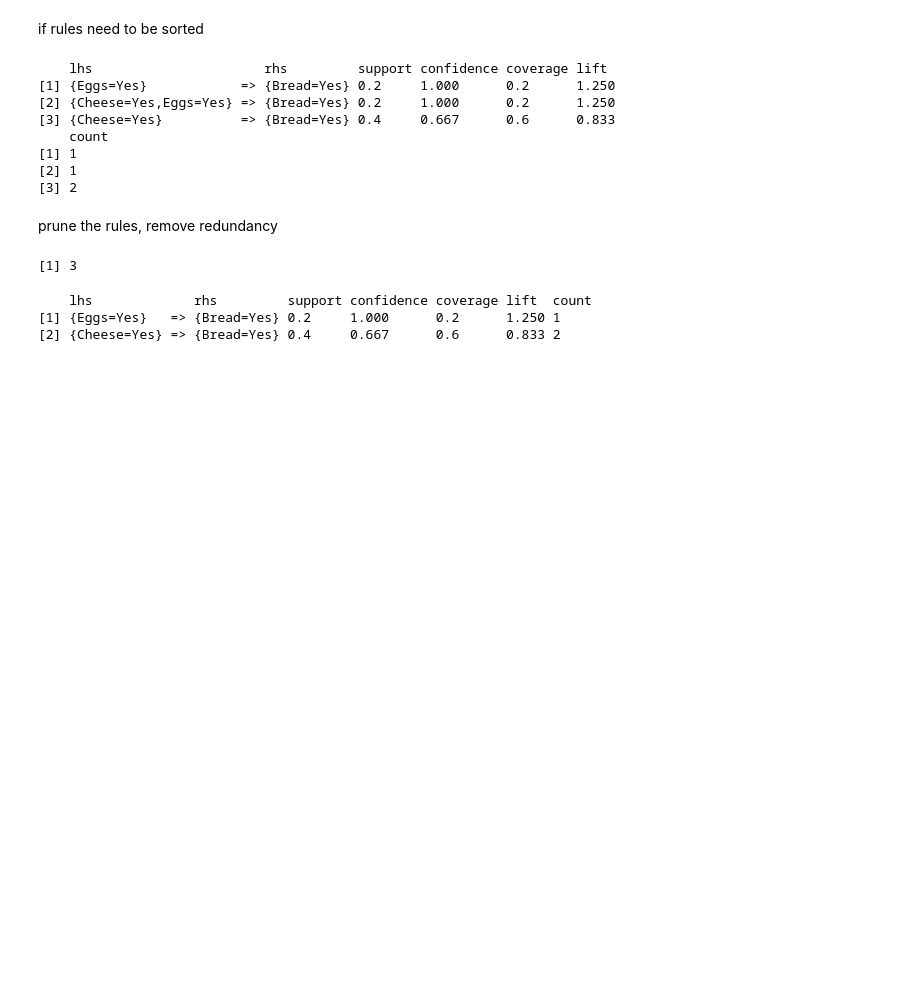
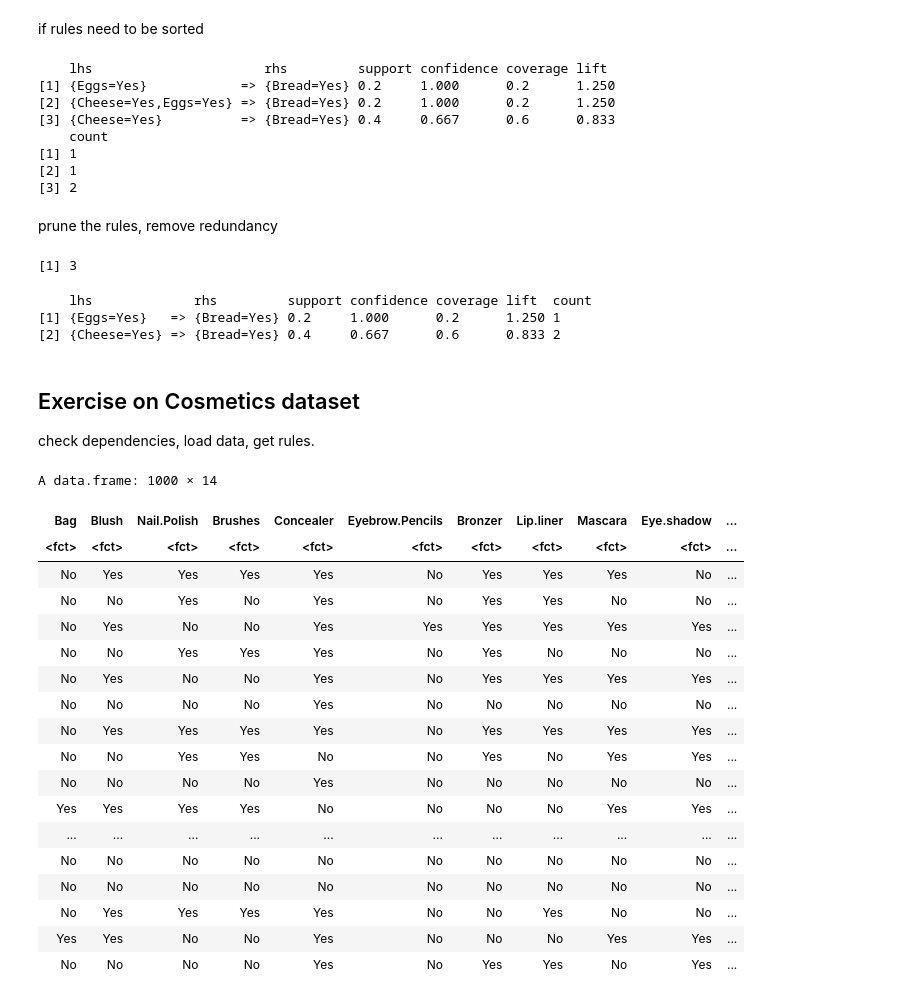
Before and after one commit to Sudo343/Foundations-of-ML-MA722, a Jupyter notebook: 1_example.ipynb, the cells around one changed output. Drawn from its saved outputs; the diff is of its cells as text; code cells hidden in the pictures; blank space fills up the shorter version.

```diff
--- a/1_example.ipynb
+++ b/1_example.ipynb
@@ -400,3 +400,35 @@ inspect(rules.pruned)
     lhs             rhs         support confidence coverage lift  count
 [1] {Eggs=Yes}   => {Bread=Yes} 0.2     1.000      0.2      1.250 1
 [2] {Cheese=Yes} => {Bread=Yes} 0.4     0.667      0.6      0.833 2
+# %% [markdown]
+## Exercise on Cosmetics dataset
+check dependencies,
+load data,
+get rules.
+# %%
+#library(arules)
+cosmetic_data = read.csv("/content/Cosmetics.csv",
+                          header = T,
+                          colClasses = "factor")
+# %%
+cosmetic_data
+# %% [output]
+A data.frame: 1000 × 14
+| Bag | Blush | Nail.Polish | Brushes | Concealer | Eyebrow.Pencils | Bronzer | Lip.liner | Mascara | Eye.shadow | ... |
+| <fct> | <fct> | <fct> | <fct> | <fct> | <fct> | <fct> | <fct> | <fct> | <fct> | ... |
+| No | Yes | Yes | Yes | Yes | No | Yes | Yes | Yes | No | ... |
+| No | No | Yes | No | Yes | No | Yes | Yes | No | No | ... |
+| No | Yes | No | No | Yes | Yes | Yes | Yes | Yes | Yes | ... |
+| No | No | Yes | Yes | Yes | No | Yes | No | No | No | ... |
+| No | Yes | No | No | Yes | No | Yes | Yes | Yes | Yes | ... |
+| No | No | No | No | Yes | No | No | No | No | No | ... |
+| No | Yes | Yes | Yes | Yes | No | Yes | Yes | Yes | Yes | ... |
+| No | No | Yes | Yes | No | No | Yes | No | Yes | Yes | ... |
+| No | No | No | No | Yes | No | No | No | No | No | ... |
+| Yes | Yes | Yes | Yes | No | No | No | No | Yes | Yes | ... |
+| ... | ... | ... | ... | ... | ... | ... | ... | ... | ... | ... |
+| No | No | No | No | No | No | No | No | No | No | ... |
+| No | No | No | No | No | No | No | No | No | No | ... |
+| No | Yes | Yes | Yes | Yes | No | No | Yes | No | No | ... |
+| Yes | Yes | No | No | Yes | No | No | No | Yes | Yes | ... |
+| No | No | No | No | Yes | No | Yes | Yes | No | Yes | ... |
```
Also changed, not shown: parts of 25 cells of this notebook.
